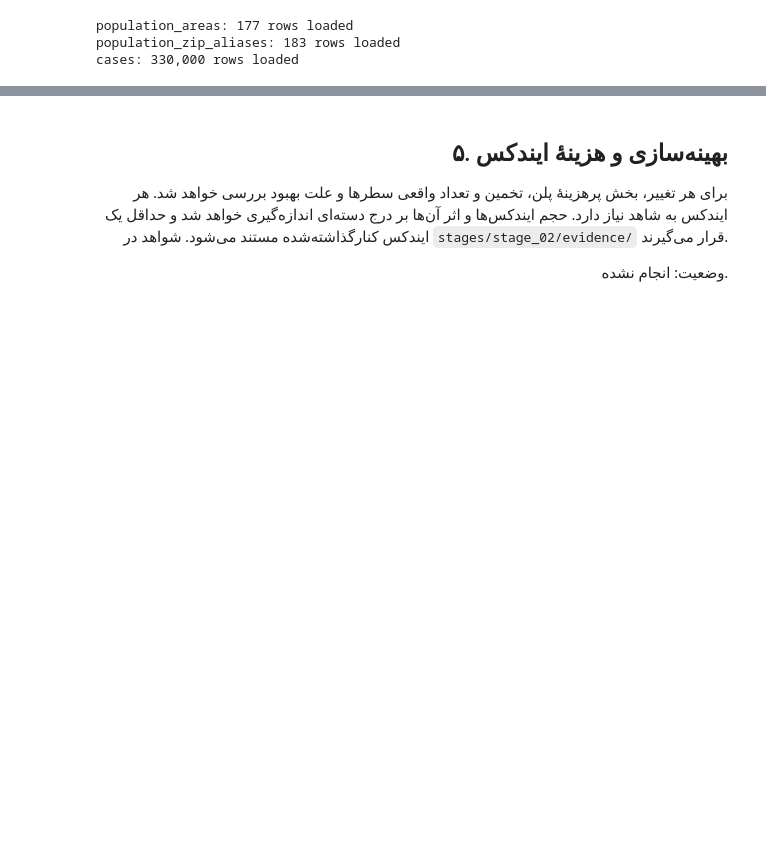
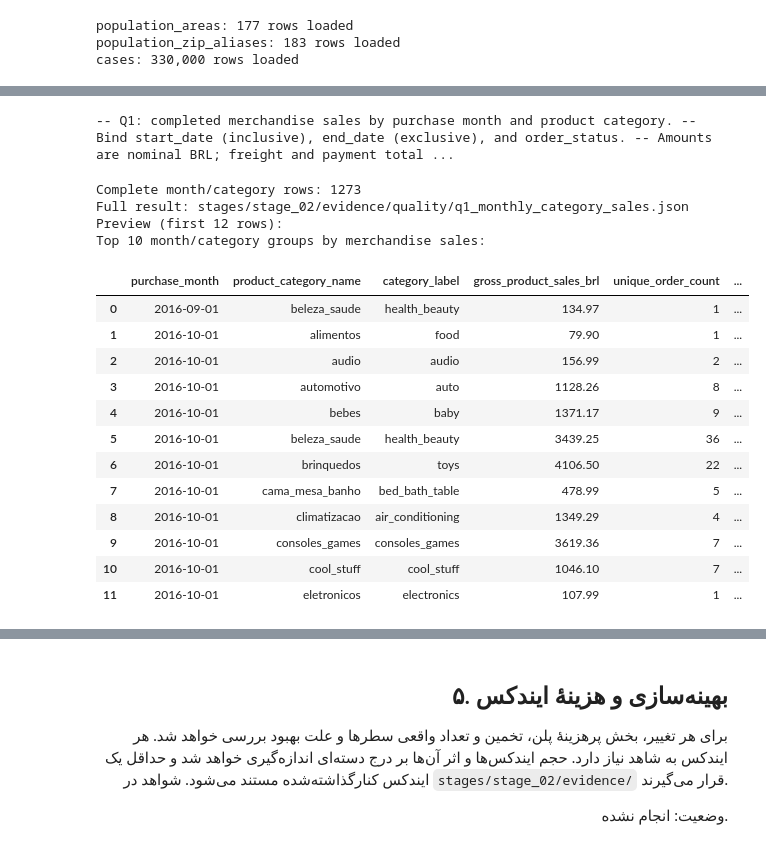
Before and after one commit to Ehsan-soveyzi/data_factory, a Jupyter notebook: stages/stage_02/solution.ipynb, the cells around one changed output, grey strips where cells are left out. Cells and saved outputs as stored; diff of their text form; code cells hidden in the pictures; blank space fills up the shorter version.

```diff
--- a/stages/stage_02/solution.ipynb
+++ b/stages/stage_02/solution.ipynb
@@ -1111,0 +1118,56 @@ cases: 330,000 rows loaded
+# %%
+from datetime import date
+import pandas as pd
+from IPython.display import HTML, display
+from pygments import highlight
+from pygments.formatters import HtmlFormatter
+from pygments.lexers import SqlLexer
+from data_factory.database.sales import run_sales_baseline, save_sales_evidence
+
+Q1_START_DATE = date(2016, 1, 1)
+Q1_END_DATE = date(2019, 1, 1)
+q1_sql_path = PROJECT_ROOT / "sql/queries/01_monthly_category_sales.sql"
+q1_sql = q1_sql_path.read_text(encoding="utf-8")
+
+# Inline styles keep this code block dark without changing other notebook outputs.
+q1_code_formatter = HtmlFormatter(
+    style="monokai", noclasses=True,
+    cssstyles="background:#272822;color:#f8f8f2;padding:16px;border-radius:8px;"
+              "direction:ltr;text-align:left;overflow-x:auto;",
+    prestyles="background:transparent;color:#f8f8f2;margin:0;line-height:1.6;",
+)
+display(HTML(highlight(q1_sql, SqlLexer(), q1_code_formatter)))
+# %% [output]
+-- Q1: completed merchandise sales by purchase month and product category. -- Bind start_date (inclusive), end_date (exclusive), and order_status. -- Amounts are nominal BRL; freight and payment total ...
+# %%
+# Read-only work: reuse the shared Engine; never rerun DDL or loading here.
+q1_rows, q1_report, q1_plan = run_sales_baseline(
+    engine, PROJECT_ROOT, start_date=Q1_START_DATE, end_date=Q1_END_DATE,
+    warmups=2, repetitions=7, budget_ms=QUERY_BUDGET_MS,
+)
+save_sales_evidence(PROJECT_ROOT, q1_rows, q1_report, q1_plan)
+q1_sales = pd.DataFrame(q1_rows)
+print("Complete month/category rows:", len(q1_sales))
+print("Full result: stages/stage_02/evidence/quality/q1_monthly_category_sales.json")
+print("Preview (first 12 rows):")
+display(q1_sales.head(12))
+print("Top 10 month/category groups by merchandise sales:")
+display(q1_sales.sort_values("gross_product_sales_brl", ascending=False).head(10))
+# %% [output]
+Complete month/category rows: 1273
+Full result: stages/stage_02/evidence/quality/q1_monthly_category_sales.json
+Preview (first 12 rows):
+Top 10 month/category groups by merchandise sales:
+|  | purchase_month | product_category_name | category_label | gross_product_sales_brl | unique_order_count | ... |
+| 0 | 2016-09-01 | beleza_saude | health_beauty | 134.97 | 1 | ... |
+| 1 | 2016-10-01 | alimentos | food | 79.90 | 1 | ... |
+| 2 | 2016-10-01 | audio | audio | 156.99 | 2 | ... |
+| 3 | 2016-10-01 | automotivo | auto | 1128.26 | 8 | ... |
+| 4 | 2016-10-01 | bebes | baby | 1371.17 | 9 | ... |
+| 5 | 2016-10-01 | beleza_saude | health_beauty | 3439.25 | 36 | ... |
+| 6 | 2016-10-01 | brinquedos | toys | 4106.50 | 22 | ... |
+| 7 | 2016-10-01 | cama_mesa_banho | bed_bath_table | 478.99 | 5 | ... |
+| 8 | 2016-10-01 | climatizacao | air_conditioning | 1349.29 | 4 | ... |
+| 9 | 2016-10-01 | consoles_games | consoles_games | 3619.36 | 7 | ... |
+| 10 | 2016-10-01 | cool_stuff | cool_stuff | 1046.10 | 7 | ... |
+| 11 | 2016-10-01 | eletronicos | electronics | 107.99 | 1 | ... |
```
Also changed, not shown: parts of 7 cells of this notebook, 13 other files.
